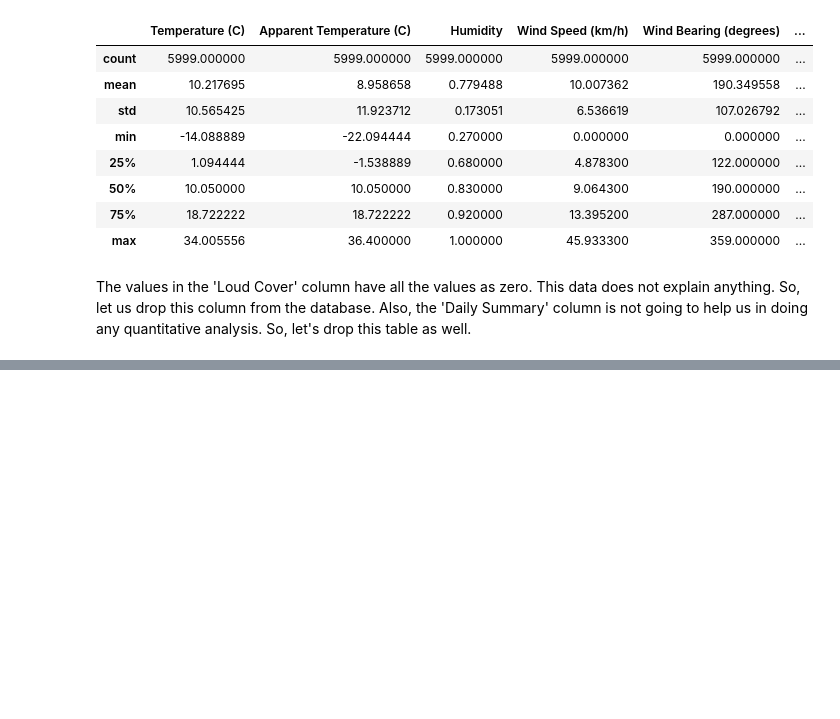
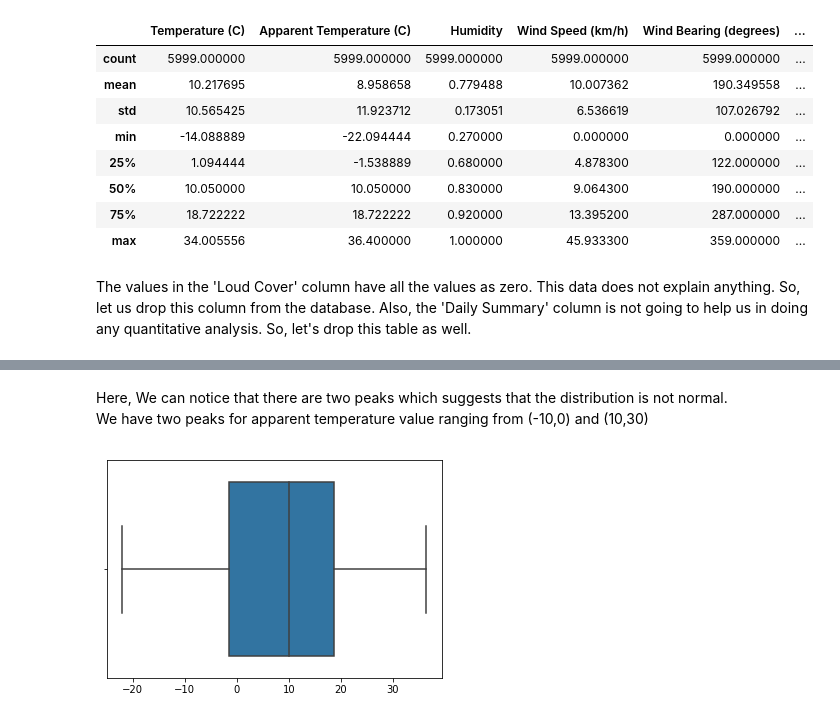
Before and after one commit to SrajanKumarShukla/Apparent-Temperature-Prediction, a Jupyter notebook: Apparent-Temperature-Prediction.ipynb, the cells around one changed output, grey strips where cells are left out. Cells and saved outputs as stored; diff of their text form; code cells hidden in the pictures; blank space fills up the shorter version.

```diff
--- a/Apparent-Temperature-Prediction.ipynb
+++ b/Apparent-Temperature-Prediction.ipynb
@@ -102,0 +189,9 @@ weather_data.head()
+# %% [markdown]
+Here, We can notice that there are two peaks which suggests that the distribution is not normal.
+<br>
+We have two peaks for apparent temperature value ranging from (-10,0) and (10,30)
+# %%
+sns.boxplot(apparent_temp_df)
+plt.show()
+# %% [output]
+[figure, added]
```
Also changed, not shown: parts of 22 cells of this notebook.
